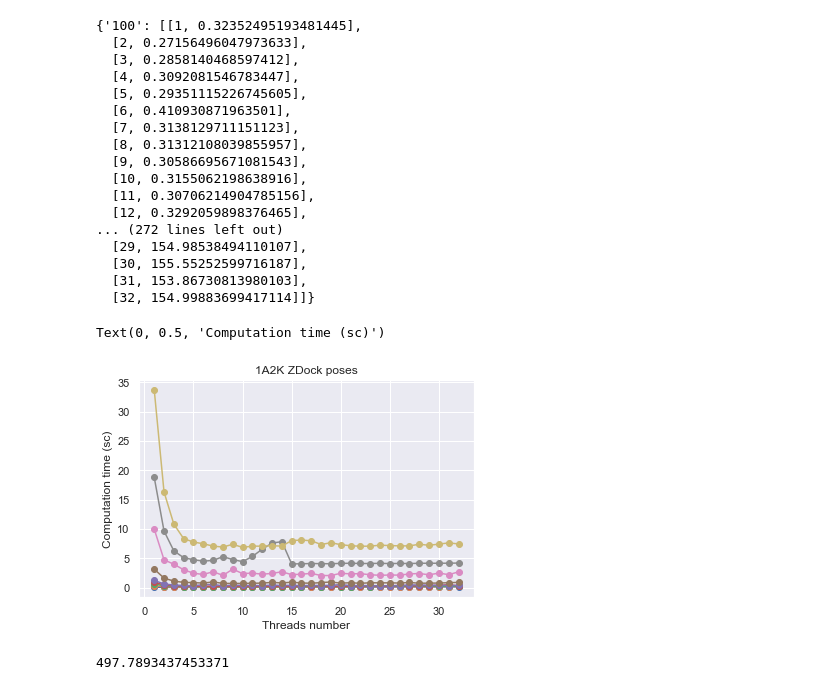
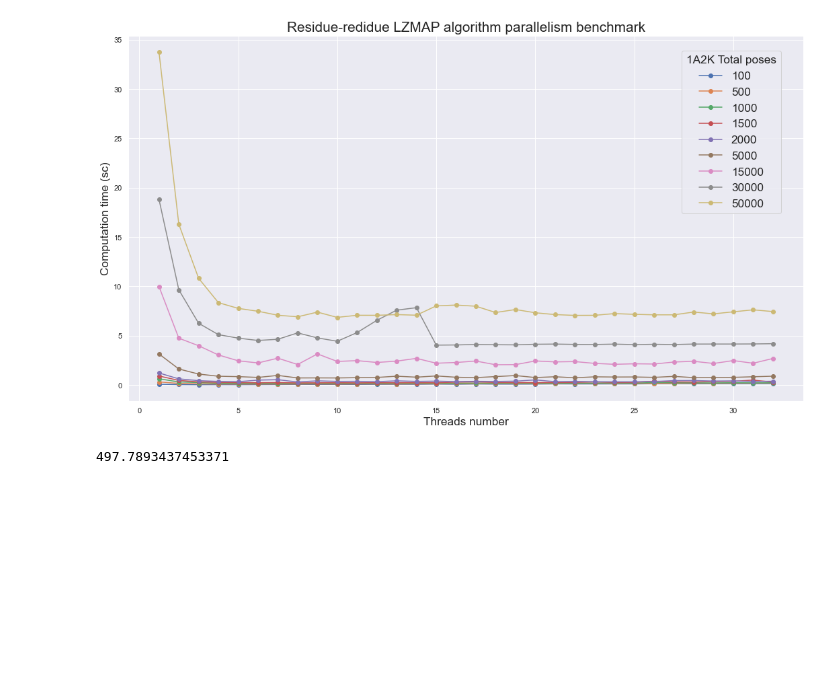
Before and after one commit to MMSB-MOBI/ccmap, a Jupyter notebook: notebook/benchmarks.ipynb, the cells around one changed output. Cells and saved outputs as stored; diff of their text form; code cells hidden in the pictures; blank space fills up the shorter version.

Commit message:
lzmap 1A2K residue done, atomic map benchmark WIP

```diff
--- a/notebook/benchmarks.ipynb
+++ b/notebook/benchmarks.ipynb
@@ -10,44 +10,23 @@ with open(f1, "r") as fp:
         if not lot in zmapBench:
             zmapBench[lot] = []
         zmapBench[lot].append([int(cpu), float(time)])
-# %%
-zmapBench
-# %% [output]
-{'100': [[1, 0.32352495193481445],
-  [2, 0.27156496047973633],
-  [3, 0.2858140468597412],
-  [4, 0.3092081546783447],
-  [5, 0.29351115226745605],
-  [6, 0.410930871963501],
-  [7, 0.3138129711151123],
-  [8, 0.31312108039855957],
-  [9, 0.30586695671081543],
-  [10, 0.3155062198638916],
-  [11, 0.30706214904785156],
-  [12, 0.3292059898376465],
-... (272 lines left out)
-  [29, 154.98538494110107],
-  [30, 155.55252599716187],
-  [31, 153.86730813980103],
-  [32, 154.99883699417114]]}
 # %%
 import seaborn as sns; sns.set()
 import matplotlib.pyplot as plt
 
-fig, axs = plt.subplots()
+fig, axs = plt.subplots(figsize=[18, 10])
 lines=[]
 label= tuple(zmapBench.keys())
 for n in list(zmapBench.keys()):
     _ = axs.plot([ _[0] for _ in zmapBench[n] ],\
              [ _[1] for _ in zmapBench[n] ],  \
              '-o')
-    lines.append(_)
-axs.set_title("1A2K ZDock poses")
-axs.set_xlabel("Threads number")
-axs.set_ylabel("Computation time (sc)")
+    lines.append(_[0])
+axs.set_title("Residue-redidue LZMAP algorithm parallelism benchmark", fontsize='xx-large')
+axs.set_xlabel("Threads number", fontsize='x-large')
+axs.set_ylabel("Computation time (sc)", fontsize='x-large')
 
-#axs.legend(tuple(lines), label)
-#axs.ax = sns.lineplot(x="timepoint", y="signal", data=fmri)
+legend=axs.legend(lines, label, title='1A2K Total poses', fontsize='x-large', title_fontsize='x-large',\
+                 loc='best', bbox_to_anchor=(0.5, 0.5, 0.475, 0.475))
 # %% [output]
-Text(0, 0.5, 'Computation time (sc)')
-[figure, old version]
+[figure, new version]
```
Also changed, not shown: parts of 1 cell of this notebook, 4 other files.
